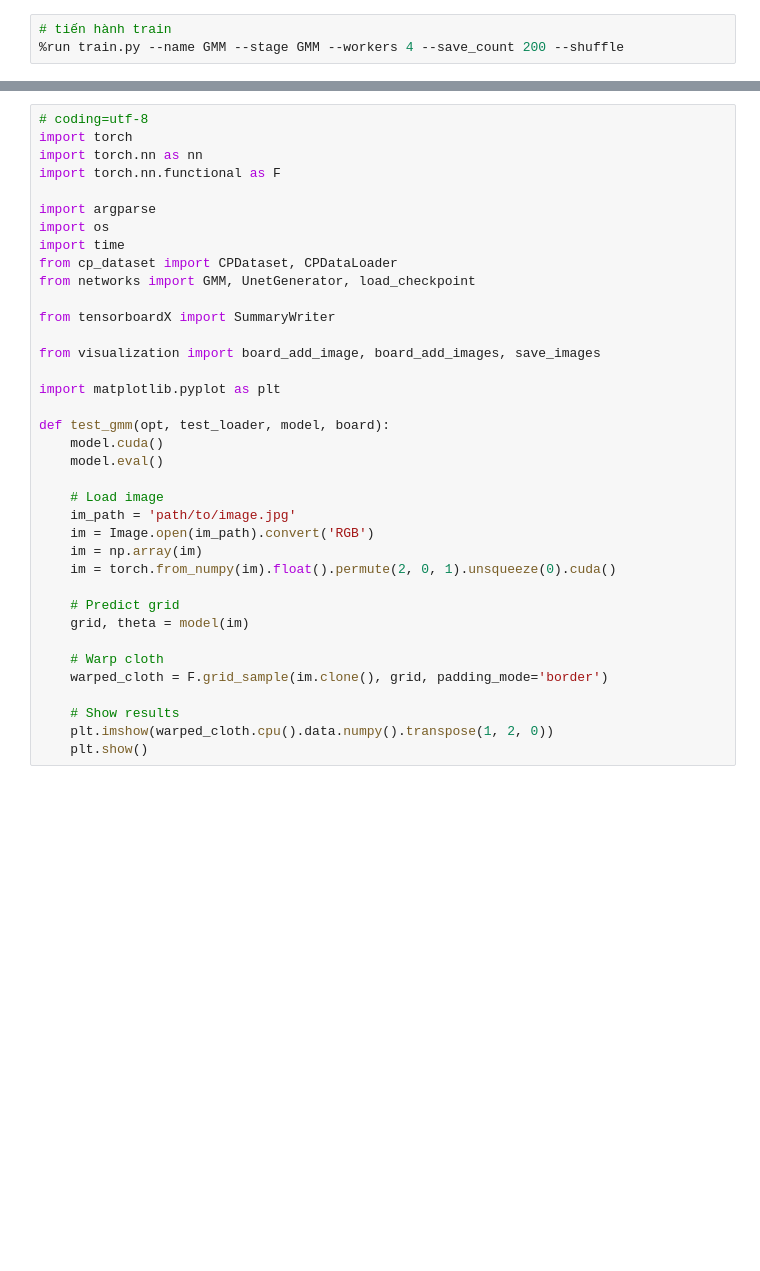
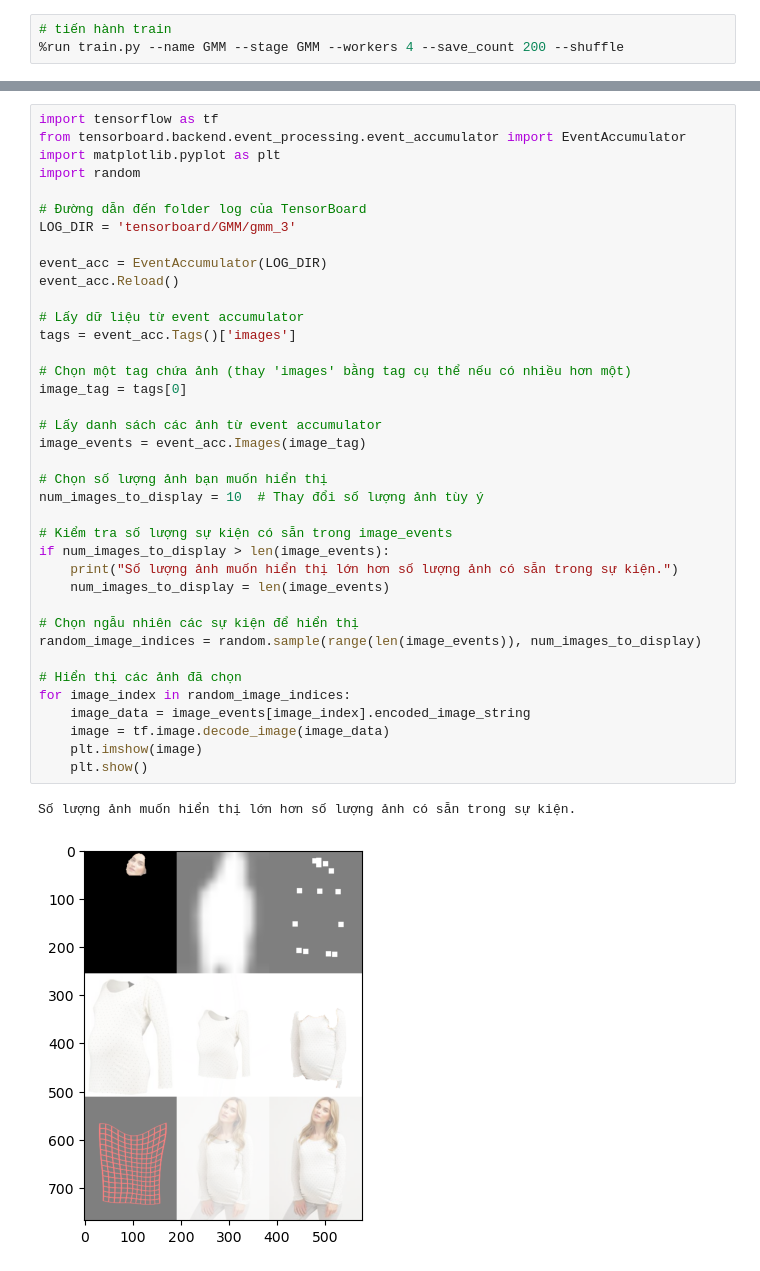
Before and after one commit to roll-t/cp-vton, a Jupyter notebook: jupyterNotebook_VTON.ipynb, the cells around one changed output, grey strips where cells are left out. Drawn from its saved outputs; the diff is of its cells as text; blank space fills up the shorter version.

```diff
--- a/jupyterNotebook_VTON.ipynb
+++ b/jupyterNotebook_VTON.ipynb
@@ -201,37 +226,41 @@ Kết quả tốt với độ chồng lớn.
 # %%
-# coding=utf-8
-import torch
-import torch.nn as nn
-import torch.nn.functional as F
+import tensorflow as tf
+from tensorboard.backend.event_processing.event_accumulator import EventAccumulator
+import matplotlib.pyplot as plt
+import random
 
-import argparse
-import os
-import time
-from cp_dataset import CPDataset, CPDataLoader
-from networks import GMM, UnetGenerator, load_checkpoint
+# Đường dẫn đến folder log của TensorBoard
+LOG_DIR = 'tensorboard/GMM/gmm_3'
 
-from tensorboardX import SummaryWriter
+event_acc = EventAccumulator(LOG_DIR)
+event_acc.Reload()
 
-from visualization import board_add_image, board_add_images, save_images
+# Lấy dữ liệu từ event accumulator
+tags = event_acc.Tags()['images']
 
-import matplotlib.pyplot as plt
+# Chọn một tag chứa ảnh (thay 'images' bằng tag cụ thể nếu có nhiều hơn một)
+image_tag = tags[0]
 
-def test_gmm(opt, test_loader, model, board):
-    model.cuda()
-    model.eval()
+# Lấy danh sách các ảnh từ event accumulator
+image_events = event_acc.Images(image_tag)
 
-    # Load image
-    im_path = 'path/to/image.jpg'
-    im = Image.open(im_path).convert('RGB')
-    im = np.array(im)
-    im = torch.from_numpy(im).float().permute(2, 0, 1).unsqueeze(0).cuda()
+# Chọn số lượng ảnh bạn muốn hiển thị
+num_images_to_display = 10  # Thay đổi số lượng ảnh tùy ý
 
-    # Predict grid
-    grid, theta = model(im)
+# Kiểm tra số lượng sự kiện có sẵn trong image_events
+if num_images_to_display > len(image_events):
+    print("Số lượng ảnh muốn hiển thị lớn hơn số lượng ảnh có sẵn trong sự kiện.")
+    num_images_to_display = len(image_events)
 
-    # Warp cloth
-    warped_cloth = F.grid_sample(im.clone(), grid, padding_mode='border')
+# Chọn ngẫu nhiên các sự kiện để hiển thị
+random_image_indices = random.sample(range(len(image_events)), num_images_to_display)
 
-    # Show results
-    plt.imshow(warped_cloth.cpu().data.numpy().transpose(1, 2, 0))
+# Hiển thị các ảnh đã chọn
+for image_index in random_image_indices:
+    image_data = image_events[image_index].encoded_image_string
+    image = tf.image.decode_image(image_data)
+    plt.imshow(image)
     plt.show()
+# %% [output]
+Số lượng ảnh muốn hiển thị lớn hơn số lượng ảnh có sẵn trong sự kiện.
+[figure, added]
```
Also changed, not shown: parts of 19 cells of this notebook, 3 other files.
